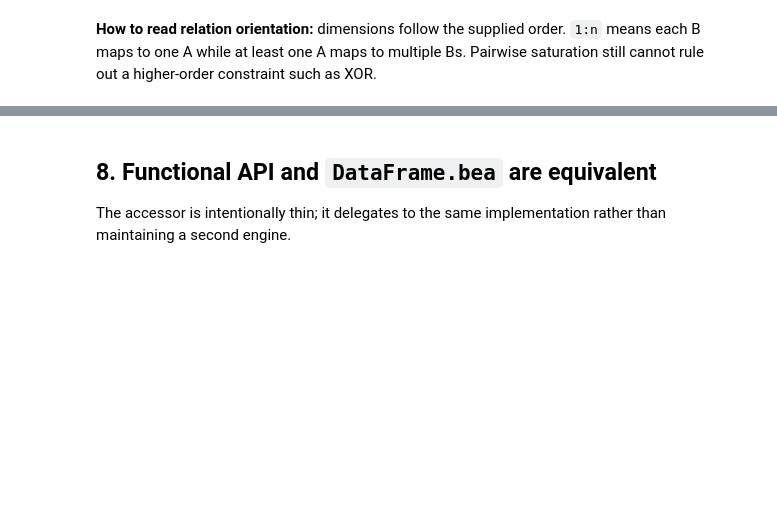
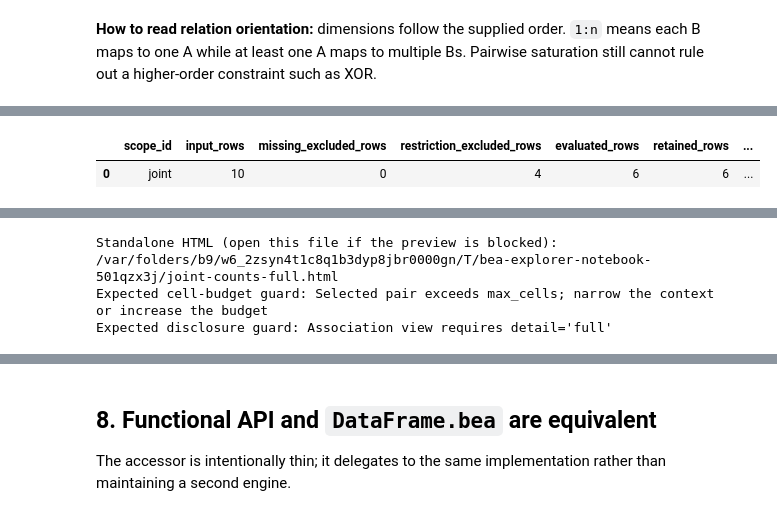
Before and after one commit to beatrice-b-m/bea-tools, a Jupyter notebook: examples/feature-hierarchy-explorer.ipynb, the cells around one changed output, grey strips where cells are left out. Cells and saved outputs as stored; diff of their text form; code cells hidden in the pictures; blank space fills up the shorter version.

```diff
--- a/examples/feature-hierarchy-explorer.ipynb
+++ b/examples/feature-hierarchy-explorer.ipynb
@@ -155,0 +344,4 @@ dependency_table.query("key == 'exam_side' and target == 'finding'")
+# %%
+for detail in ("full", "topology"):
+    display(HTML(f"<h4>Observed grain · {detail}</h4>"))
+    display(SVG(render_svg(grain_result, detail=detail)))
@@ -224,0 +601,16 @@ pair_table
+# %%
+# The grain section is the default graphical surface of explore().
+display(SVG(render_svg(combined)))
+
+contextual = explore(
+    df, dimensions=["exam_id", "finding"],
+    pair_contexts=[{"site": "North"}, {"site": "South"}],
+)
+# North is many-to-many; South's findings each belong to one exam.
+assert [pair["relation"] for pair in contextual["sections"]["pairs"]["pairs"]] == [
+    "n:m", "n:m", "1:n",
+]
+display(SVG(render_svg(contextual, section="pairs", view="mapping")))
+display(SVG(render_svg(contextual, section="pairs", view="association")))
+display(SVG(render_svg(contextual, section="pairs", detail="topology")))
+preview_html(render_html(contextual, section="pairs"), "pairs-contexts-full.html")
@@ -224,0 +634,26 @@ pair_table
+# %%
+selected_cells = joint_counts(
+    df, ["side", "finding"],
+    context={"site": "North"},
+    dropna=False,
+    max_cells=2500,
+)
+display(pd.DataFrame(selected_cells["scopes"]))
+assert sum(cell["count"] for cell in selected_cells["cells"]) == 6
+for detail in ("full", "topology"):
+    display(SVG(render_svg(selected_cells, detail=detail)))
+preview_html(render_html(selected_cells), "joint-counts-full.html")
+
+# Expected errors are caught so Run All still succeeds.
+try:
+    joint_counts(df, ["side", "finding"], max_cells=1)
+except ValueError as error:
+    print("Expected cell-budget guard:", error)
+
+try:
+    render_svg(contextual, section="pairs", view="association", detail="topology")
+except ValueError as error:
+    print("Expected disclosure guard:", error)
+# %% [output]
+|  | scope_id | input_rows | missing_excluded_rows | restriction_excluded_rows | evaluated_rows | retained_rows | ... |
+| 0 | joint | 10 | 0 | 4 | 6 | 6 | ... |
@@ -224,0 +663,3 @@ pair_table
+Standalone HTML (open this file if the preview is blocked): /var/folders/b9/w6_2zsyn4t1c8q1b3dyp8jbr0000gn/T/bea-explorer-notebook-501qzx3j/joint-counts-full.html
+Expected cell-budget guard: Selected pair exceeds max_cells; narrow the context or increase the budget
+Expected disclosure guard: Association view requires detail='full'
```
Also changed, not shown: parts of 43 cells of this notebook, 2 other files.
